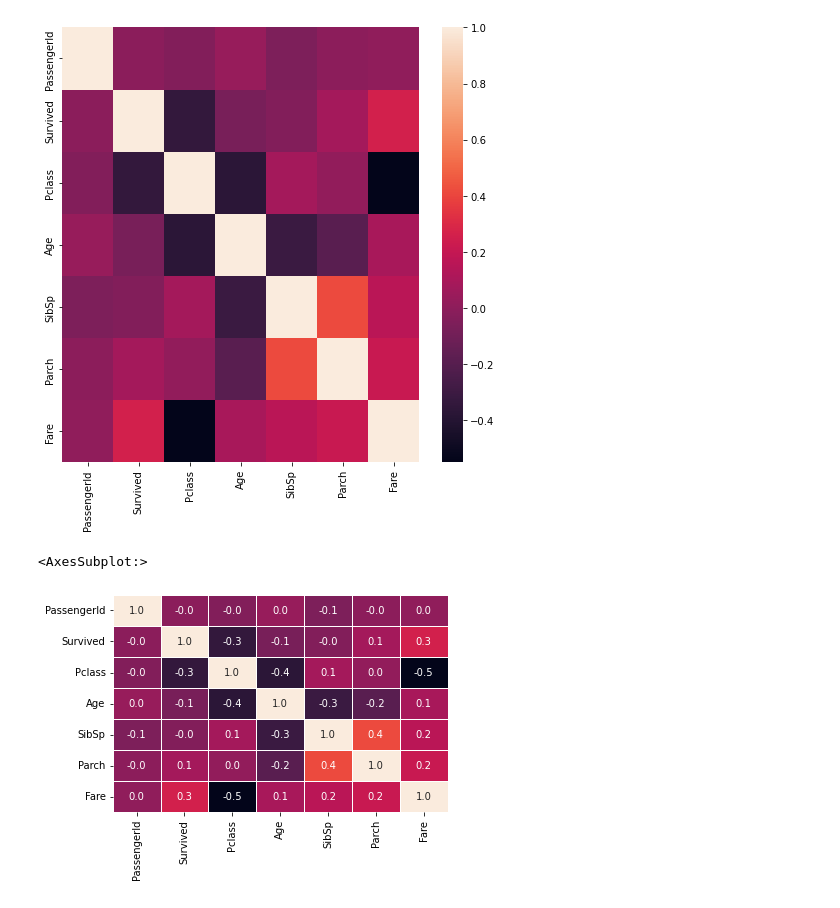
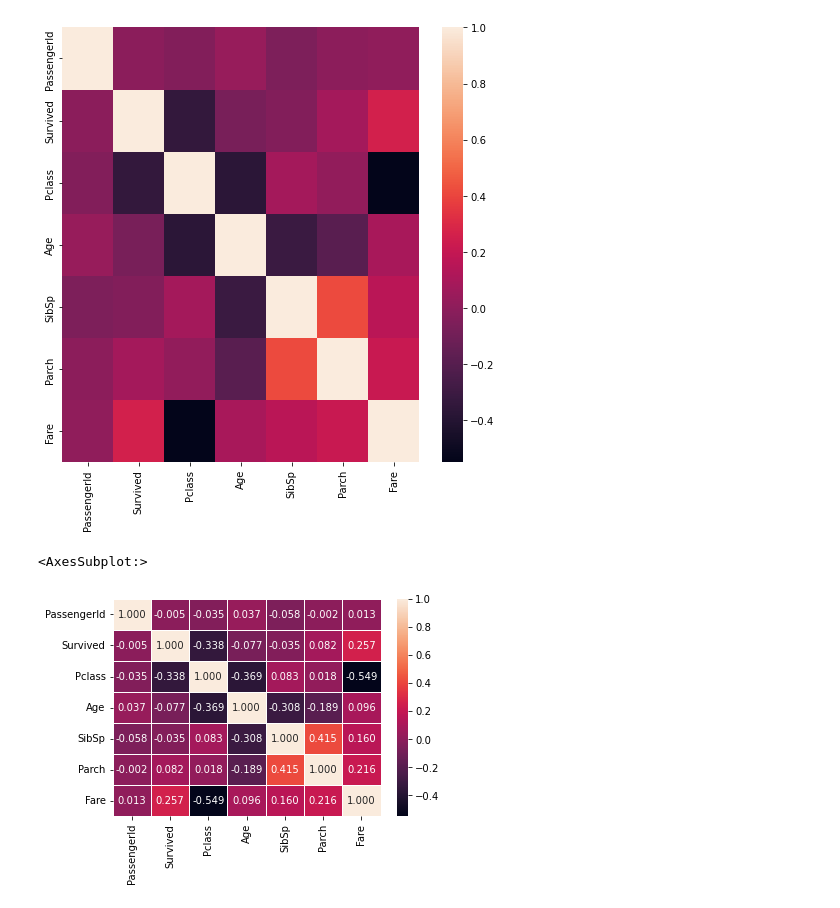
Before and after one commit to kim-jin-seop/AI_Study, a Jupyter notebook: Visual/seaborn.ipynb, the cells around one changed output. Cells and saved outputs as stored; diff of their text form; code cells hidden in the pictures.

```diff
--- a/Visual/seaborn.ipynb
+++ b/Visual/seaborn.ipynb
@@ -167,7 +167,7 @@ sns.heatmap(corr)
 <AxesSubplot:>
 [figure]
 # %%
-sns.heatmap(corr, annot=True, fmt= '.1f', cbar=False, linewidths=0.5)
+sns.heatmap(corr, annot=True, fmt= '.3f', linewidths=0.5)
 # %% [output]
 <AxesSubplot:>
-[figure, old version]
+[figure, new version]
```
Also changed, not shown: parts of 2 cells of this notebook.
